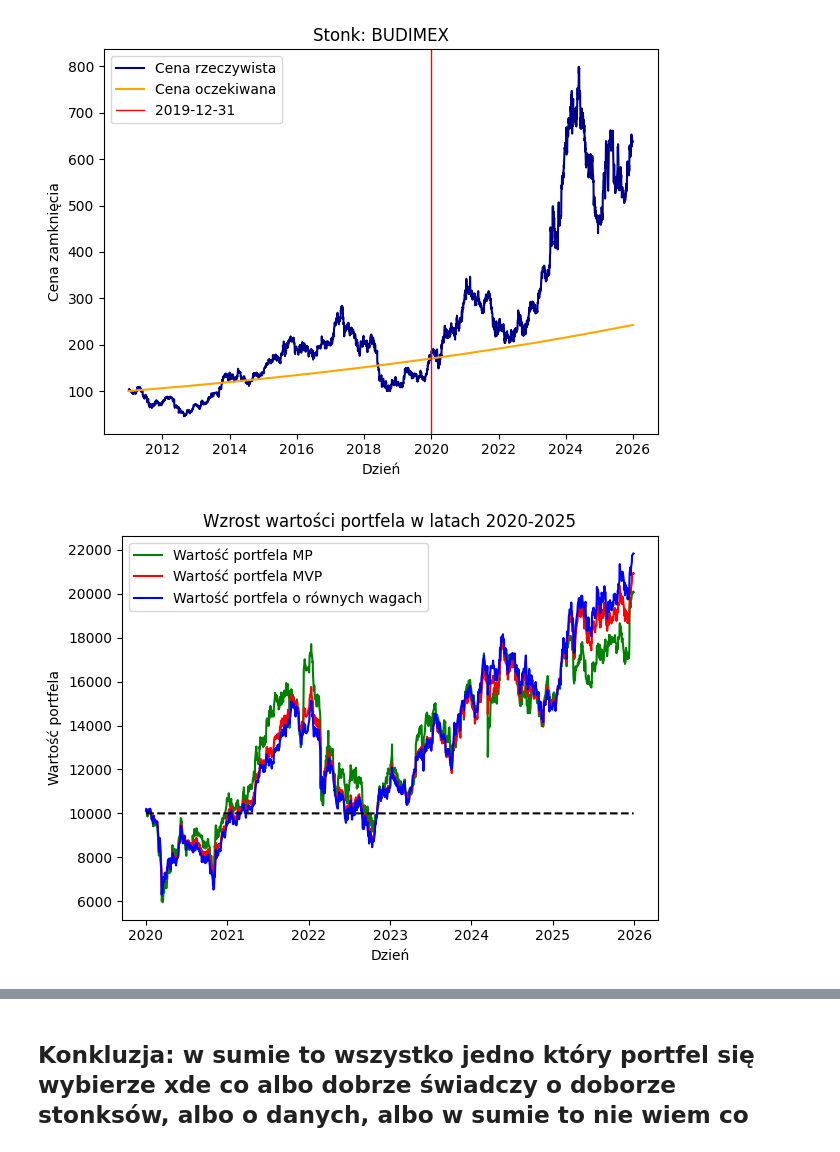
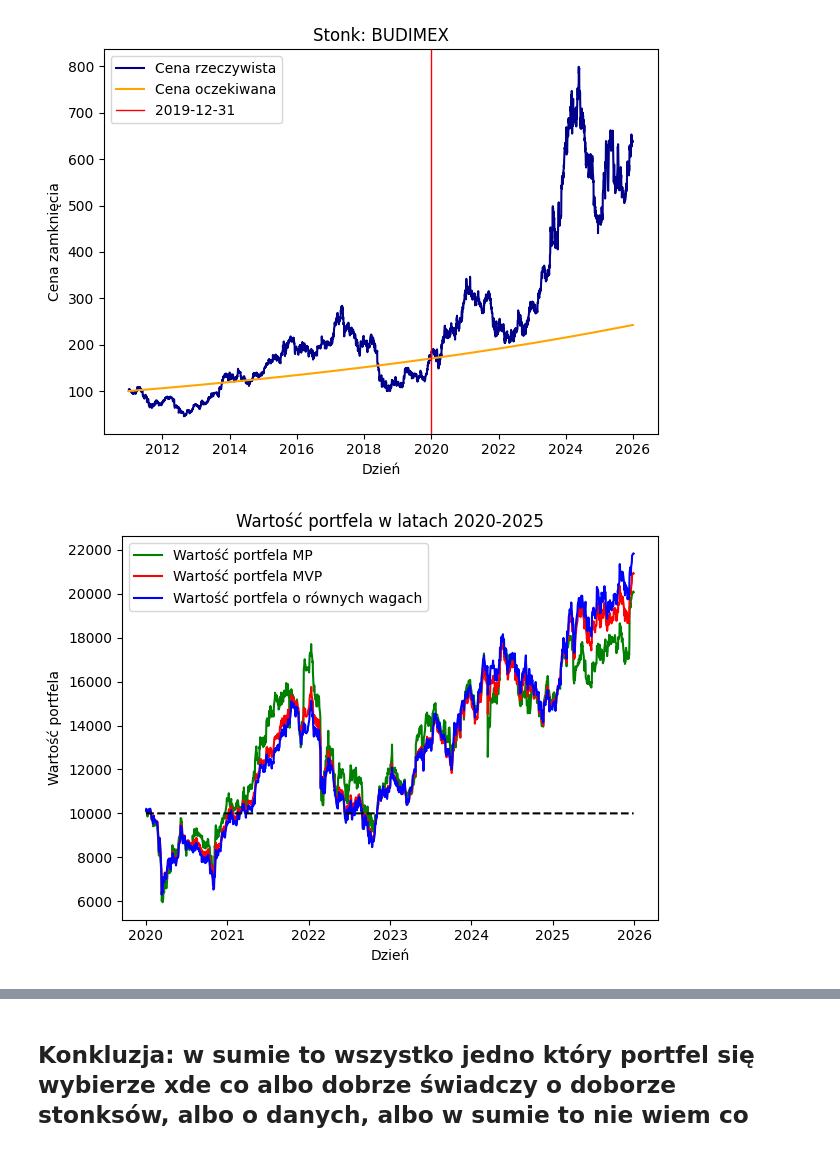
Before and after one commit to wilkjuraszekkarol/TPiZR_megaprojekt, a Jupyter notebook: raport_SPECJALny.ipynb, the cells around one changed output, grey strips where cells are left out. Cells and saved outputs as stored; diff of their text form; code cells hidden in the pictures.

```diff
--- a/raport_SPECJALny.ipynb
+++ b/raport_SPECJALny.ipynb
@@ -162,35 +183,37 @@ for i in range(len(nazwy)):
 daily_returns = pd.concat(
     [df["Daily_Return"].reset_index(drop=True) for df in dfs_recent],
     axis=1)
 daily_returns.columns = [f"Daily_Return_Stonk_{i+1}" for i in range(len(dfs_historical))]
 dates = dfs_recent[0]["Date"].reset_index(drop=True)
 
 def get_weighted_returns(budzet, wagi):
     weighted_returns = daily_returns.copy()
     for i in range(len(wagi)):
         column = weighted_returns.columns[i]
         weighted_returns[column] = weighted_returns[column] * wagi[i]
     weighted_returns["Łączny_dzienny_return"] = weighted_returns.sum(axis=1)
     for j in range(len(weighted_returns)):
         budzet.append(budzet[-1] * (1 + weighted_returns["Łączny_dzienny_return"].iloc[j]))
     return budzet[1:]
 
 returny_MP = get_weighted_returns([10000], w_MP)
 returny_MVP = get_weighted_returns([10000], w_MVP)
 returny_equal = get_weighted_returns([10000], [0.2, 0.2, 0.2, 0.2, 0.2])
 
+dates2 = [pd.Timestamp("2020-01-01"), pd.Timestamp("2021-01-01"), pd.Timestamp("2022-01-01"), pd.Timestamp("2023-01-01"), pd.Timestamp("2024-01-01"), pd.Timestamp("2025-01-01"), pd.Timestamp("2026-01-01")]
+
 plt.plot(dates, returny_MP, color="green", label="Wartość portfela MP")
 plt.plot(dates, returny_MVP, color="red", label="Wartość portfela MVP")
 plt.plot(dates, returny_equal, color="blue", label="Wartość portfela o równych wagach")
 plt.plot(dates, [10000]*len(dates), color="black", linestyle="--")
 plt.xlabel("Dzień")
 plt.ylabel("Wartość portfela")
-plt.title("Wzrost wartości portfela w latach 2020-2025")
+plt.title("Wartość portfela w latach 2020-2025")
 plt.legend()
 plt.tight_layout()
 plt.show()
 # %% [output]
-[figure, old version]
+[figure, new version]
 # %%
 print(f"Jeszcze raz: \nStonksy: {nazwy}, \nWagi portfela rynkowego: {w_MP}, \nWagi portfela o minimalnej wariancji: {w_MVP}, \nOczekiwany zwrot portfela rynkowego: {((1+roczne_mu_MP)**6 -1).round(4)}, \nOczekiwany zwrot portfela o minimalnej wariancji: {((1+roczne_mu_MVP)**6 -1).round(4)}, \nRzeczywisty zwrot portfela rynkowego: {((returny_MP[-1]/returny_MP[0]) -1).round(4)}, \nRzeczywisty zwrot portfela o minimalnej wariancji: {((returny_MVP[-1]/returny_MVP[0]) -1).round(4)}, \nRzeczywisty zwrot portfela o równych wagach: {((returny_equal[-1]/returny_equal[0]) -1).round(4 )}.")
 # %% [output]
```
Also changed, not shown: parts of 5 cells of this notebook.
